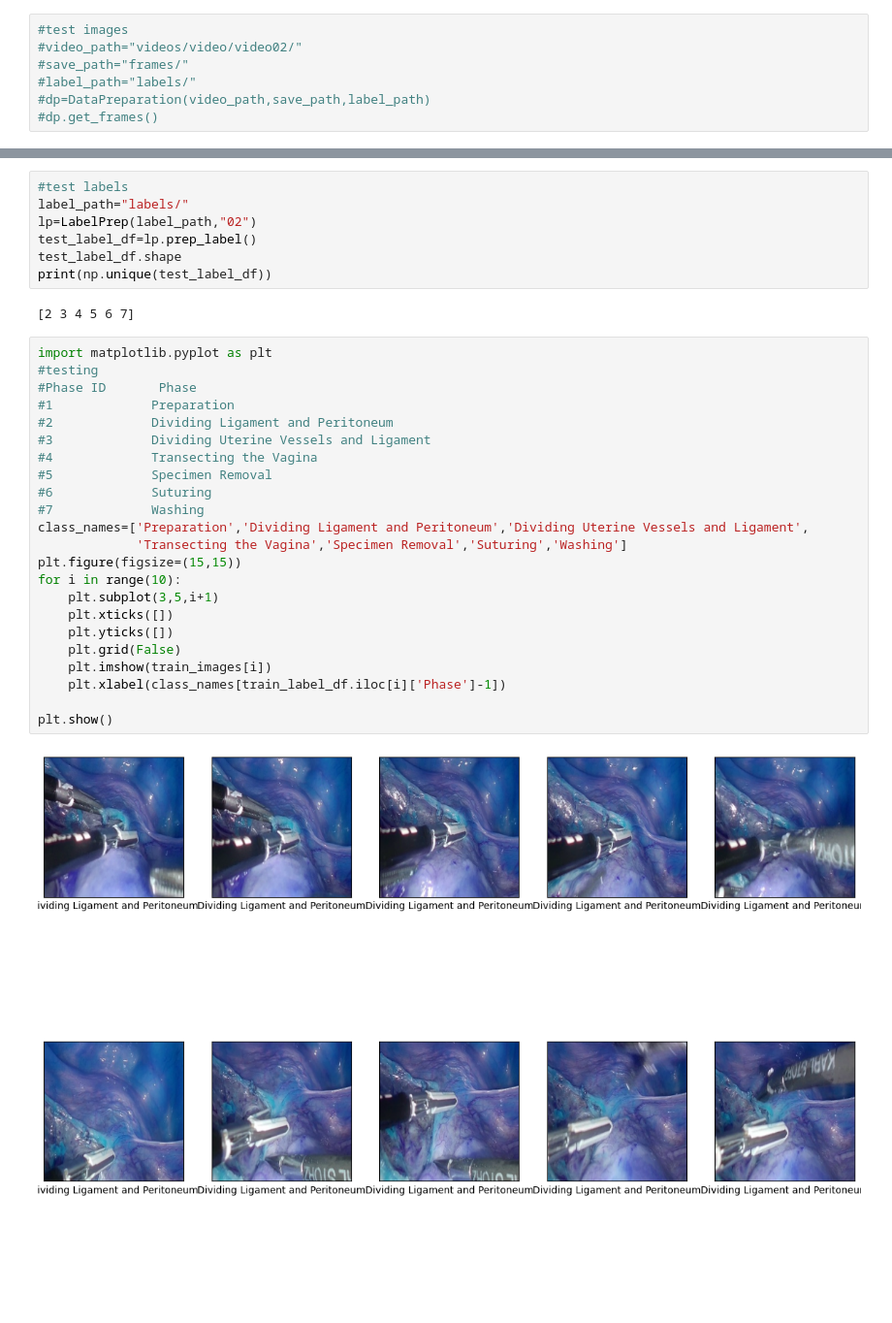
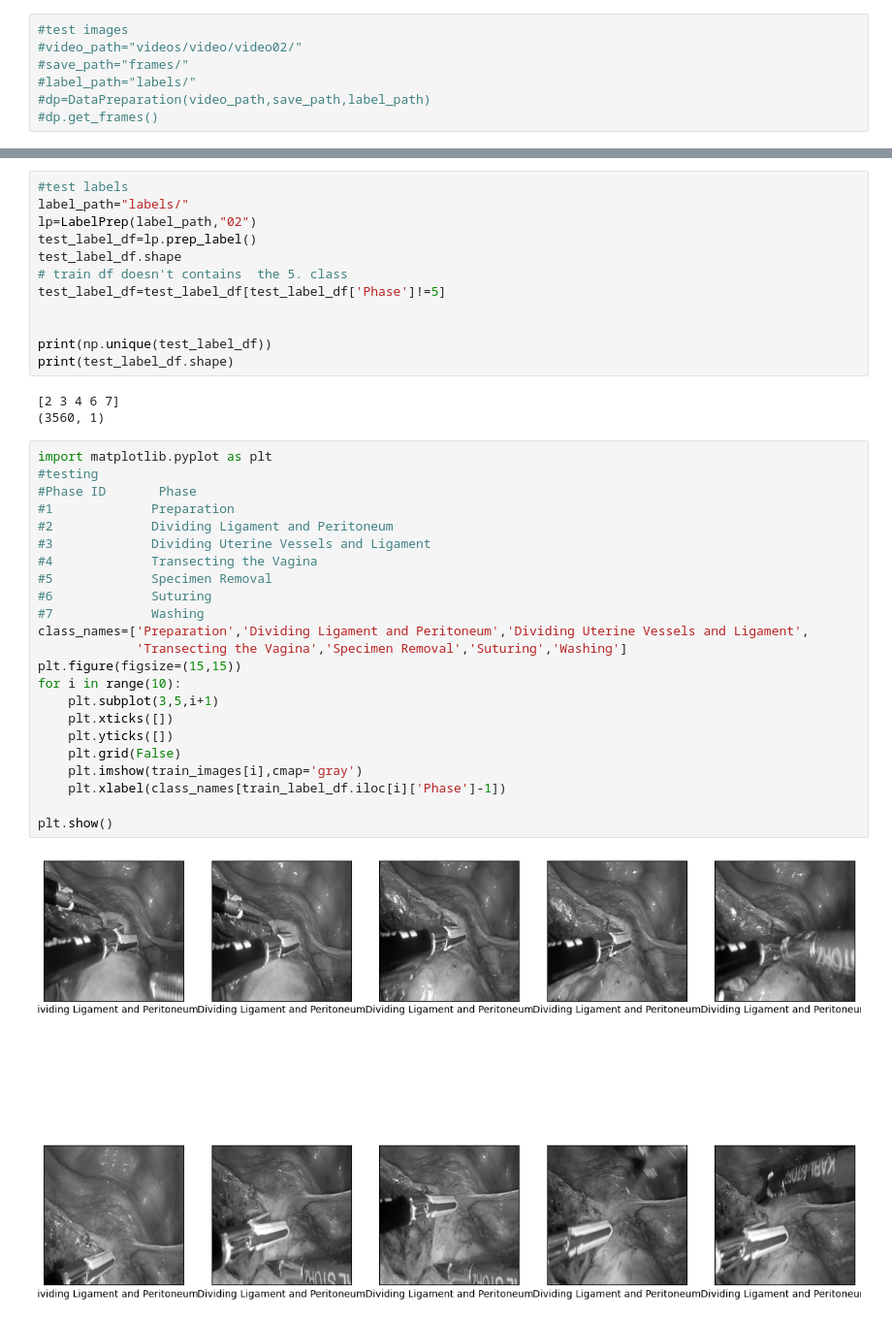
Before and after one commit to karcagmate/Projekt, a Jupyter notebook: test.ipynb, the cells around one changed output, grey strips where cells are left out. Shown: that part at 97% size. Drawn from its saved outputs; the diff is of its cells as text; blank space fills up the shorter version.

```diff
--- a/test.ipynb
+++ b/test.ipynb
@@ -67,34 +72,40 @@ label_path="labels/"
 lp=LabelPrep(label_path,"02")
 test_label_df=lp.prep_label()
 test_label_df.shape
+# train df doesn't contains  the 5. class
+test_label_df=test_label_df[test_label_df['Phase']!=5]
+
+
 print(np.unique(test_label_df))
+print(test_label_df.shape)
 # %% [output]
-[2 3 4 5 6 7]
+[2 3 4 6 7]
+(3560, 1)
 # %%
 import matplotlib.pyplot as plt
 #testing
 #Phase ID       Phase
 #1             Preparation
 #2             Dividing Ligament and Peritoneum
 #3             Dividing Uterine Vessels and Ligament
 #4             Transecting the Vagina
 #5             Specimen Removal
 #6             Suturing
 #7             Washing
 class_names=['Preparation','Dividing Ligament and Peritoneum','Dividing Uterine Vessels and Ligament',
              'Transecting the Vagina','Specimen Removal','Suturing','Washing']
 plt.figure(figsize=(15,15))
 for i in range(10):
     plt.subplot(3,5,i+1)
     plt.xticks([])
     plt.yticks([])
     plt.grid(False)
-    plt.imshow(train_images[i])
+    plt.imshow(train_images[i],cmap='gray')
     plt.xlabel(class_names[train_label_df.iloc[i]['Phase']-1])
 
 plt.show()
 # %% [output]
-[figure, old version]
+[figure, new version]
 # %%
 from ModelPreparation import Build_model
 bd=Build_model(train_images,test_images,train_label_df,test_label_df)
```
Also changed, not shown: parts of 5 cells of this notebook, 3 other files.
